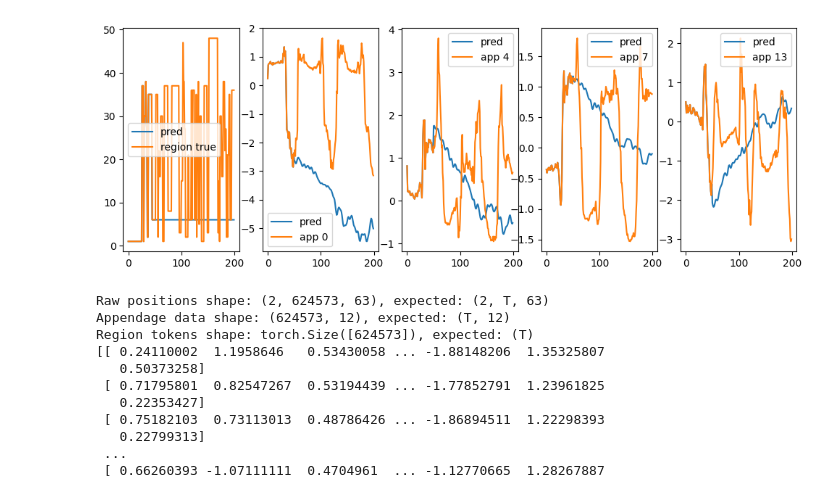
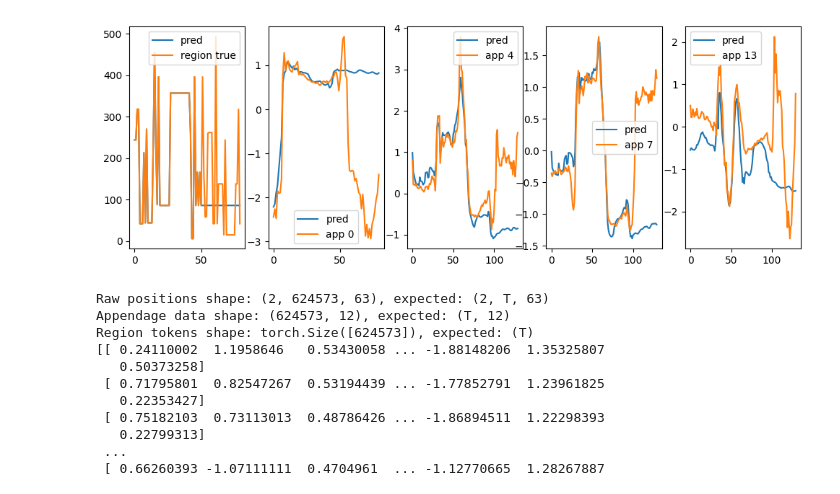
Before and after one commit to ojasprabhune/eeg, a Jupyter notebook: notebooks/big_hand.ipynb, the cells around one changed output. Cells and saved outputs as stored; diff of their text form; code cells hidden in the pictures.

```diff
--- a/notebooks/big_hand.ipynb
+++ b/notebooks/big_hand.ipynb
@@ -8,14 +8,24 @@ from torch.utils.data import DataLoader
 from tqdm import tqdm
 import matplotlib.pyplot as plt
 
-from eeg.big_hand.position_llm import E2EPositionLLM, AppendageDataset
+from eeg.big_hand.position_llm import PositionLLM, AppendageDataset
 
-appendage_dataset: AppendageDataset = AppendageDataset(data_path="../data/dataset", region_tokenizer_path="../models/appendages")
+appendage_dataset: AppendageDataset = AppendageDataset(region_tokenizer_path="../models/appendages")
 
 appendage_dataloader = DataLoader(
     appendage_dataset, batch_size=32, shuffle=True)
 
-model = E2EPositionLLM()  # end to end position llm
-model.load_state_dict(torch.load("/var/log/thavamount/eeg_ckpts/e2e_posllm_latest.pth", map_location="cpu")["model"])
+model = PositionLLM(vocab_size=512,
+                    num_layers=4,
+                    num_heads=4,
+                    embedding_dim=64,
+                    ffn_hidden_dim=64,
+                    qk_length=64,
+                    value_length=64,
+                    max_length=2048,
+                    dropout=0.1,
+                    )  # end to end position llm
+
+model.load_state_dict(torch.load("/var/log/thavamount/eeg_ckpts/eeg_vqvae/e2e_posllm_vqvae_latest.pth", map_location="cpu")["model"])
 
 region_tokens, appendage_values = appendage_dataset[0]
@@ -22,3 +53,5 @@ region_tokens, appendage_values = appendage_dataset[0]
+# %%
+region_tokens = torch.tensor(region_tokens).to(0)
 # %%
 def inference(model: torch.nn.Module, seen_so_far: int = 100) -> torch.Tensor:
     model.eval()
@@ -55,30 +88,72 @@ def inference(model: torch.nn.Module, seen_so_far: int = 100) -> torch.Tensor:
 
     return region_tokens_so_far, appendage_values_so_far  # (T, 12)
 
+@torch.no_grad()
+def inference(model: torch.nn.Module, seen_so_far: int = 100) -> torch.Tensor:
+    all_region_tokens = region_tokens.unsqueeze(0).to(torch.int64)
+
+    first_region_token = all_region_tokens[:, :seen_so_far]
+
+    region_tokens_so_far = list(first_region_token.tolist()[0])
+
+    for _ in tqdm(range(30)):
+        region_token_logits = model(
+            torch.tensor(region_tokens_so_far).unsqueeze(0)
+        )
+
+        best_region_token = torch.argmax(region_token_logits.squeeze(0)[-1])
+        # region_tokens_so_far.append(best_region_token.item())
+        region_token_logits = region_token_logits.squeeze(0)
+
+        # best_region_token = torch.argmax(region_token_logits[-1])
+        # region_tokens_so_far.append(best_region_token.item())
+
+        region_probs = torch.softmax(region_token_logits, dim=1)[-1]
+        best_region_token = torch.multinomial(region_probs, num_samples=1).item()
+        # print(region_probs[80:90])
+        # print(best_region_token)
+        region_tokens_so_far.append(best_region_token)
+
+    print(torch.tensor(region_tokens_so_far).shape)
+
+    z_q = appendage_dataset.vqvae.encoder.codebook.weight[region_tokens_so_far].unsqueeze(0)
+    print(z_q.shape)
+
+    appendage_values = appendage_dataset.vqvae.decoder(z_q).squeeze(0)
+
+    return region_tokens_so_far, appendage_values  # (T, 12)
+
 
 def plot_out(model):
-    out, pred_appendage = inference(model, seen_so_far=50)
+    out, pred_appendage = inference(model)
+    print(len(out), pred_appendage.shape)
+
+    new_region_tokens = region_tokens.cpu().numpy()
+    pred_appendage = pred_appendage.cpu().numpy()
+    print(new_region_tokens.shape, pred_appendage.shape)
 
     fig, ax = plt.subplots(1, 5, figsize=(12, 4))
 
-    ax[0].plot(out[:200], label="pred")
-    ax[0].plot(region_tokens[:200], label="region true")
+    num_plot = 130
+
+    ax[0].plot(out[50:num_plot], label="pred")
+    ax[0].plot(new_region_tokens[50:num_plot], label="region true")
     ax[0].legend()
 
-    ax[1].plot(pred_appendage[:200, 0], label="pred")
-    ax[1].plot(appendage_values[:200, 0], label="app 0")
+    ax[1].plot(pred_appendage[50:num_plot, 0], label="pred")
+    ax[1].plot(appendage_values[50:num_plot, 0], label="app 0")
     ax[1].legend()
 
-    ax[2].plot(pred_appendage[:200, 4], label="pred")
-    ax[2].plot(appendage_values[:200, 4], label="app 4")
+    ax[2].plot(pred_appendage[:num_plot, 4], label="pred")
+    ax[2].plot(appendage_values[:num_plot, 4], label="app 4")
     ax[2].legend()
 
-    ax[3].plot(pred_appendage[:200, 7], label="pred")
-    ax[3].plot(appendage_values[:200, 7], label="app 7")
+    ax[3].plot(pred_appendage[:num_plot, 7], label="pred")
+    ax[3].plot(appendage_values[:num_plot, 7], label="app 7")
     ax[3].legend()
 
-    ax[4].plot(pred_appendage[:200, 11], label="pred")
-    ax[4].plot(appendage_values[:200, 11], label="app 13")
+    ax[4].plot(pred_appendage[:num_plot, 11], label="pred")
+    ax[4].plot(appendage_values[:num_plot, 11], label="app 13")
     ax[4].legend()
 
     plt.show()
@@ -89,4 +168,4 @@ plot_out(model)
-[figure, old version]
+[figure, new version]
 # %%
 """
 Train a Position LLM to generalize to Ojas's hand movements. Implement all
```
Also changed, not shown: parts of 2 cells of this notebook, 5 other files.
